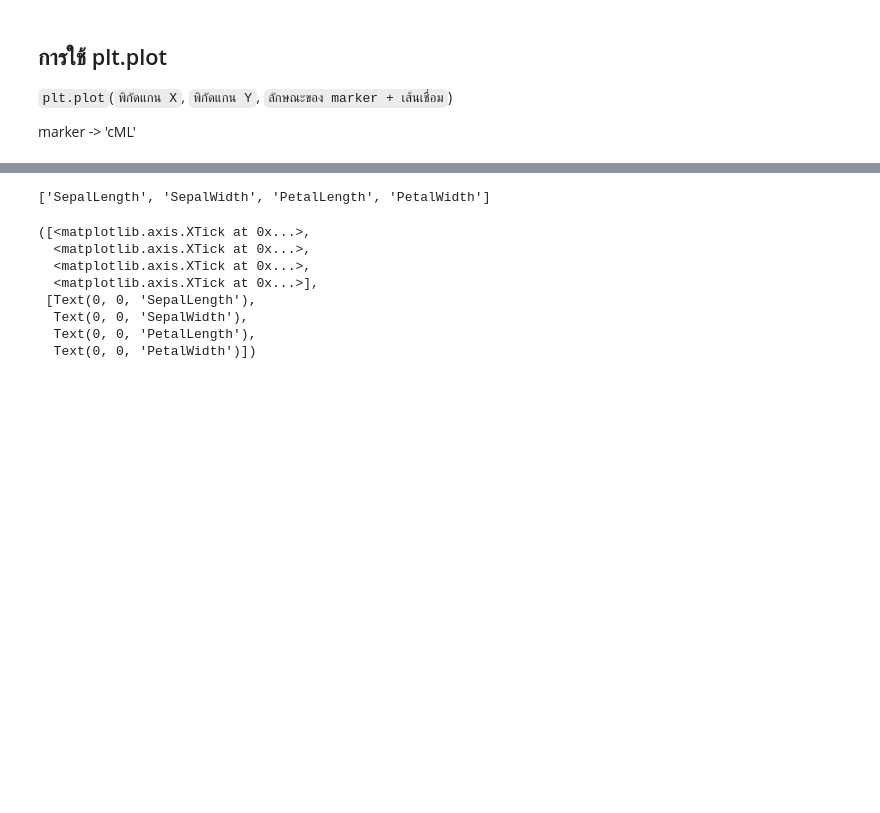
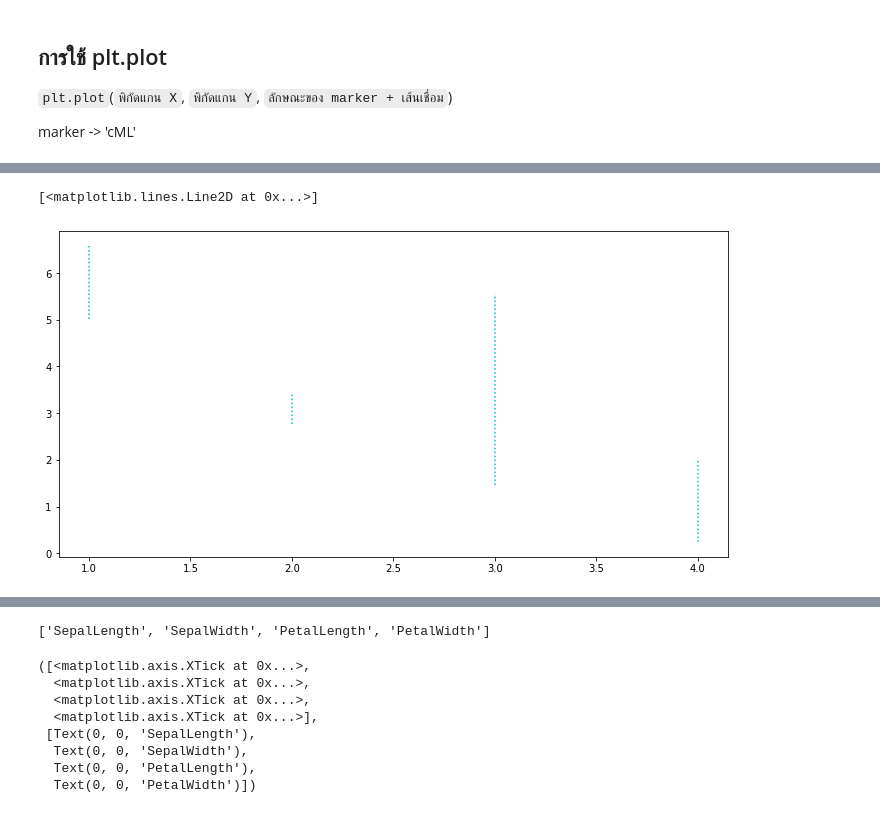
Before and after one commit to Aomaphisara/BasicProg_DataViz65, a Jupyter notebook: DataViz04_Data_Comparison.ipynb, the cells around one changed output, grey strips where cells are left out. Cells and saved outputs as stored; diff of their text form; code cells hidden in the pictures; blank space fills up the shorter version.

```diff
--- a/DataViz04_Data_Comparison.ipynb
+++ b/DataViz04_Data_Comparison.ipynb
@@ -102,3 +102,11 @@ plt.plot([1,2],[2,4],'ro-.')
+# %%
+plt.plot([1,1],[min(sample_data.iloc[:,0]),max(sample_data.iloc[:,0])],'c:')
+plt.plot([2,2],[min(sample_data.iloc[:,1]),max(sample_data.iloc[:,1])],'c:')
+plt.plot([3,3],[min(sample_data.iloc[:,2]),max(sample_data.iloc[:,2])],'c:')
+plt.plot([4,4],[min(sample_data.iloc[:,3]),max(sample_data.iloc[:,3])],'c:')
+# %% [output]
+[<matplotlib.lines.Line2D at 0x...>]
+[figure, added]
 # %%
 plt.plot([1,1],[min(sample_data.iloc[:,0]),max(sample_data.iloc[:,0])],'c:')
 plt.plot([2,2],[min(sample_data.iloc[:,1]),max(sample_data.iloc[:,1])],'c:')
```
Also changed, not shown: parts of 18 cells of this notebook.
